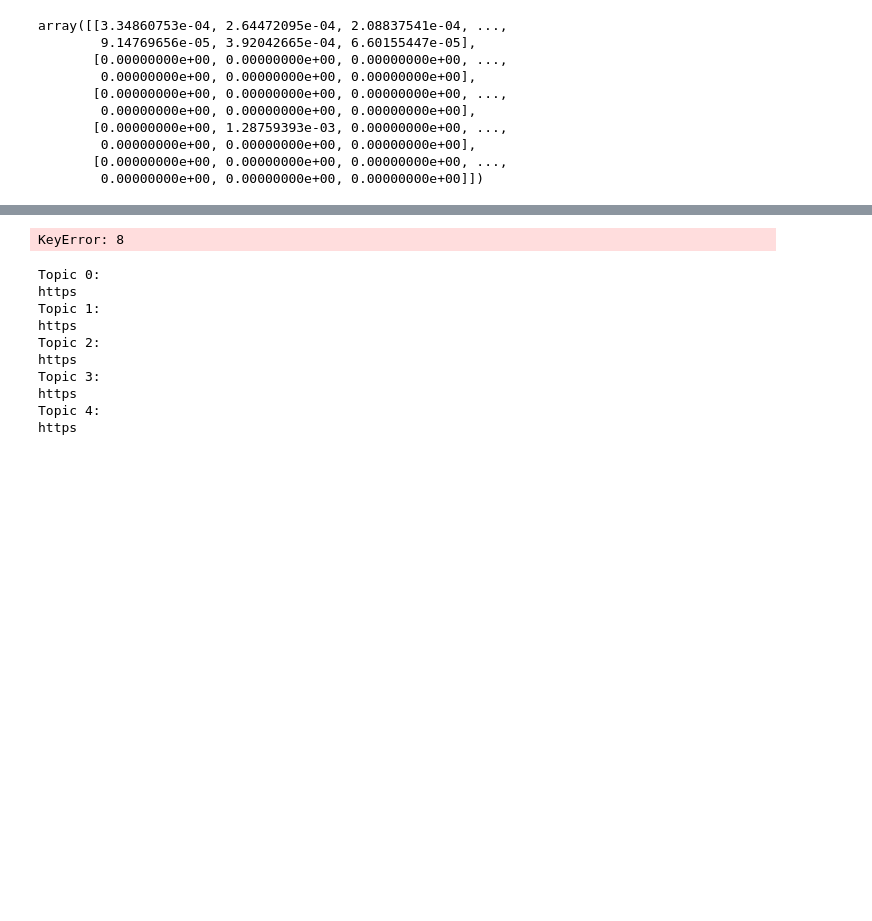
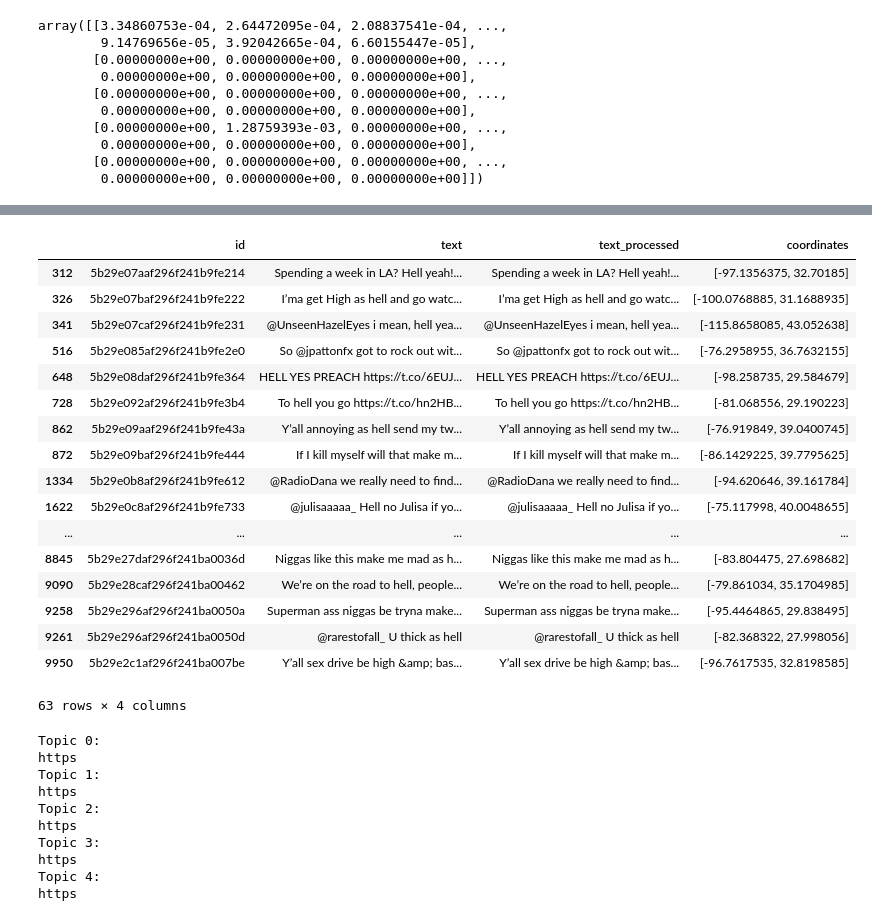
Before and after one commit to amirnasri/Data-Science, a Jupyter notebook: Twitter/twitter_visualization.ipynb, the cells around one changed output, grey strips where cells are left out. Cells and saved outputs as stored; diff of their text form; code cells hidden in the pictures; blank space fills up the shorter version.

```diff
--- a/Twitter/twitter_visualization.ipynb
+++ b/Twitter/twitter_visualization.ipynb
@@ -459,5 +538,3 @@ u'Mentors Muses and Celebrities \nDRIVE\nLouie, Louis\n\nContemporary Art Museum
 preprocess(tweets_df.text[0])
 # %% [output]
 u'mentor muse celebrities drive louie louis contemporary museum louis late https pvhfarrzut'
-# %%
-tweets_text_vec = tfidv_vectorizer.fit_transform(tweets_df.text_processed)
@@ -465,0 +541,2 @@ from sklearn.cluster import KMeans
+# %%
+prep.fit_transform(tweets_df.text)[:5]
@@ -466,5 +549,10 @@ from sklearn.cluster import KMeans
+# %%
+text_processed = prep.fit_transform(tweets_df.text)
+tweets_text_vec = tfidv_vectorizer.fit_transform(text_processed)
+tweets_text_count_vec = count_vectorizer.fit_transform(text_processed)
 # %%
-km = KMeans(n_clusters=8, init='k-means++', max_iter=100, n_init=1,
+from sklearn.cluster import KMeans
+km = KMeans(n_clusters=60, init='k-means++', max_iter=100, n_init=1,
             verbose=True)
 # %%
 km.fit(tweets_text_vec)
@@ -506,9 +630,26 @@ coordinates_list = tweets_df.iloc[clusters[6]]['coordinates']
 # %%
 plot_map(coordinates_list)
 # %%
-tweets_df.iloc[clusters[8]]
+tweets_df.iloc[clusters[0]]
 # %% [output]
+|  | id | text | text_processed | coordinates |
+| 312 | 5b29e07aaf296f241b9fe214 | Spending a week in LA? Hell yeah!... | Spending a week in LA? Hell yeah!... | [-97.1356375, 32.70185] |
+| 326 | 5b29e07baf296f241b9fe222 | I’ma get High as hell and go watc... | I’ma get High as hell and go watc... | [-100.0768885, 31.1688935] |
+| 341 | 5b29e07caf296f241b9fe231 | @UnseenHazelEyes i mean, hell yea... | @UnseenHazelEyes i mean, hell yea... | [-115.8658085, 43.052638] |
+| 516 | 5b29e085af296f241b9fe2e0 | So @jpattonfx got to rock out wit... | So @jpattonfx got to rock out wit... | [-76.2958955, 36.7632155] |
+| 648 | 5b29e08daf296f241b9fe364 | HELL YES PREACH https://t.co/6EUJ... | HELL YES PREACH https://t.co/6EUJ... | [-98.258735, 29.584679] |
+| 728 | 5b29e092af296f241b9fe3b4 | To hell you go https://t.co/hn2HB... | To hell you go https://t.co/hn2HB... | [-81.068556, 29.190223] |
+| 862 | 5b29e09aaf296f241b9fe43a | Y’all annoying as hell send my tw... | Y’all annoying as hell send my tw... | [-76.919849, 39.0400745] |
+| 872 | 5b29e09baf296f241b9fe444 | If I kill myself will that make m... | If I kill myself will that make m... | [-86.1429225, 39.7795625] |
+| 1334 | 5b29e0b8af296f241b9fe612 | @RadioDana we really need to find... | @RadioDana we really need to find... | [-94.620646, 39.161784] |
+| 1622 | 5b29e0c8af296f241b9fe733 | @julisaaaaa_ Hell no Julisa if yo... | @julisaaaaa_ Hell no Julisa if yo... | [-75.117998, 40.0048655] |
+| ... | ... | ... | ... | ... |
+| 8845 | 5b29e27daf296f241ba0036d | Niggas like this make me mad as h... | Niggas like this make me mad as h... | [-83.804475, 27.698682] |
+| 9090 | 5b29e28caf296f241ba00462 | We’re on the road to hell, people... | We’re on the road to hell, people... | [-79.861034, 35.1704985] |
+| 9258 | 5b29e296af296f241ba0050a | Superman ass niggas be tryna make... | Superman ass niggas be tryna make... | [-95.4464865, 29.838495] |
+| 9261 | 5b29e296af296f241ba0050d | @rarestofall_ U thick as hell | @rarestofall_ U thick as hell | [-82.368322, 27.998056] |
+| 9950 | 5b29e2c1af296f241ba007be | Y’all sex drive be high &amp; bas... | Y’all sex drive be high &amp; bas... | [-96.7617535, 32.8198585] |
-KeyError: 8
+63 rows × 4 columns
 # %%
 
 
```
Also changed, not shown: parts of 28 cells of this notebook, 1 other file.
